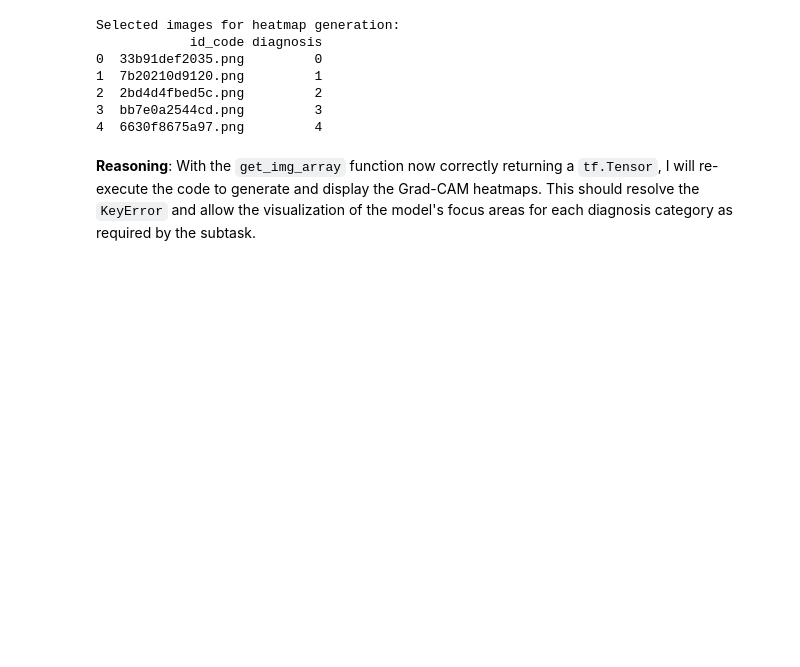
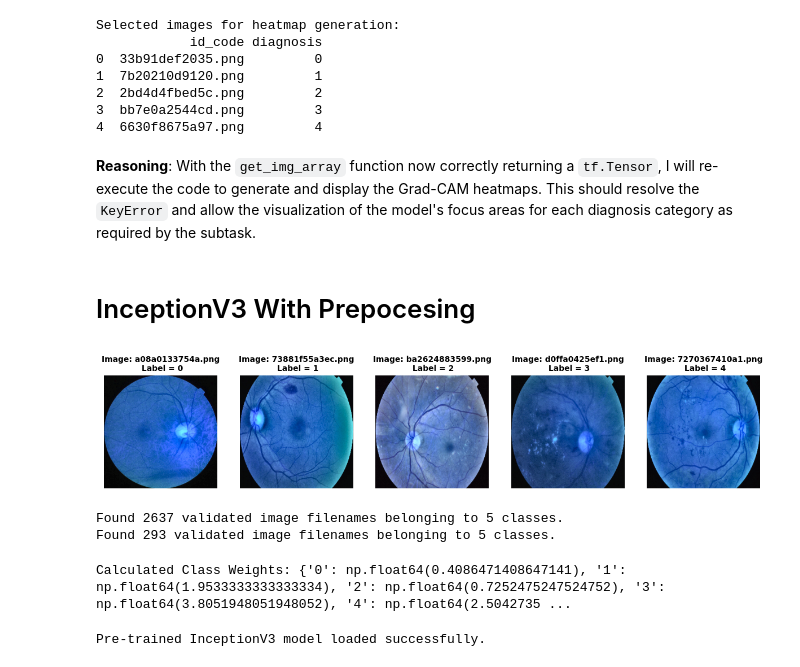
Before and after one commit to GeoNosX/Aptos-Project, a Jupyter notebook: InceptionV3_On_Aptos.ipynb, the cells around one changed output. Saved outputs shown, nothing was run; the diff lists cells and outputs as text; code cells hidden in the pictures; blank space fills up the shorter version.

```diff
--- a/InceptionV3_On_Aptos.ipynb
+++ b/InceptionV3_On_Aptos.ipynb
@@ -309,3 +309,5 @@ Selected images for heatmap generation:
 # %% [markdown]
 **Reasoning**:
 With the `get_img_array` function now correctly returning a `tf.Tensor`, I will re-execute the code to generate and display the Grad-CAM heatmaps. This should resolve the `KeyError` and allow the visualization of the model's focus areas for each diagnosis category as required by the subtask.
+# %% [markdown]
+# InceptionV3 With Prepocesing
@@ -311,0 +399,58 @@ With the `get_img_array` function now correctly returning a `tf.Tensor`, I will
+# %%
+train_df = pd.read_csv(path+'/train_1.csv')
+train_df['id_code'] = train_df['id_code'].map(lambda x: x + '.png' if not x.endswith('.png') else x)
+
+
+fig, ax = plt.subplots(1, 5, figsize=(15, 6))
+for i in range(5):
+    sample = train_df[train_df['diagnosis'] == i].sample(1)
+    image_name = sample['id_code'].item()
+    X = crop_image_from_gray(cv2.imread(f"{unbalanced_data_path}/{image_name}"))
+    ax[i].set_title(f"Image: {image_name}\n Label = {sample['diagnosis'].item()}",
+                    weight='bold', fontsize=10)
+    ax[i].axis('off')
+    ax[i].imshow(X);
+# %% [output]
+[figure, added]
+# %%
+train_df['diagnosis']=train_df['diagnosis'].astype(str)
+
+train_datagen = ImageDataGenerator(validation_split=0.10,
+                                   preprocessing_function=crop_image_from_gray)
+
+
+train_gen = train_datagen.flow_from_dataframe(train_df,
+                                                    x_col='id_code',
+                                                    y_col='diagnosis',
+                                                    directory = unbalanced_data_path,
+                                                    target_size=(255,255),
+                                                    batch_size=32,
+                                                    class_mode='categorical',
+                                                    subset='training')
+
+val_gen = train_datagen.flow_from_dataframe(train_df,
+                                                  x_col='id_code',
+                                                  y_col='diagnosis',
+                                                  directory = unbalanced_data_path,
+                                                  target_size=(255,255),
+                                                  batch_size=32,
+                                                  class_mode='categorical',
+                                                  subset='validation')
+# %% [output]
+Found 2637 validated image filenames belonging to 5 classes.
+Found 293 validated image filenames belonging to 5 classes.
+# %%
+classes = np.unique(train_df['diagnosis'])
+class_weights = compute_class_weight(class_weight='balanced', classes=classes, y=train_df['diagnosis'])
+class_weight_dict = dict(zip(classes, class_weights))
+
+print("Calculated Class Weights:", class_weight_dict)
+# %% [output]
+Calculated Class Weights: {'0': np.float64(0.4086471408647141), '1': np.float64(1.9533333333333334), '2': np.float64(0.7252475247524752), '3': np.float64(3.8051948051948052), '4': np.float64(2.5042735 ...
+# %%
+from tensorflow.keras.applications import InceptionV3
+
+base_model = InceptionV3(weights='imagenet', include_top=False, input_shape=(255, 255, 3))
+print("Pre-trained InceptionV3 model loaded successfully.")
+# %% [output]
+Pre-trained InceptionV3 model loaded successfully.
```
Also changed, not shown: parts of 13 cells of this notebook.
